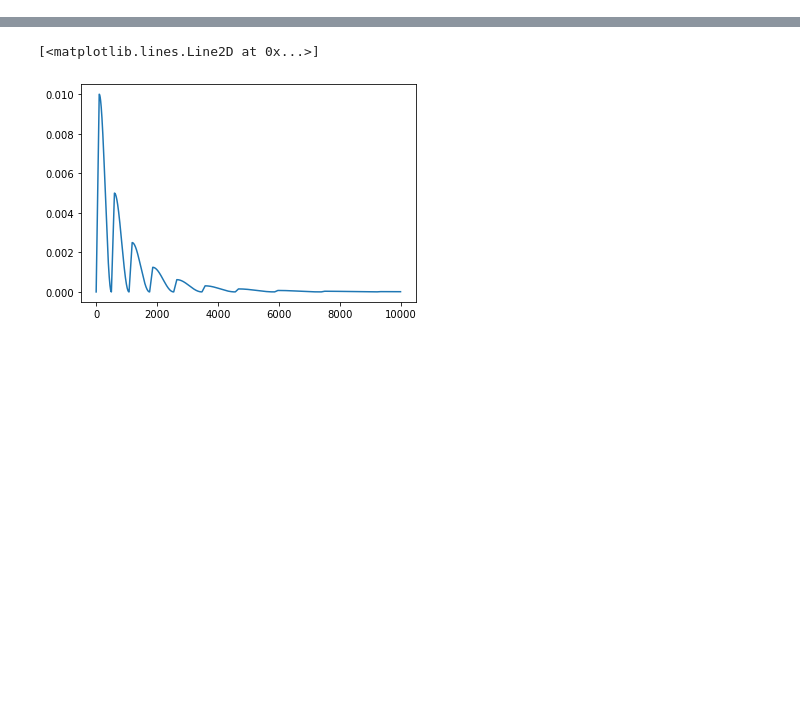
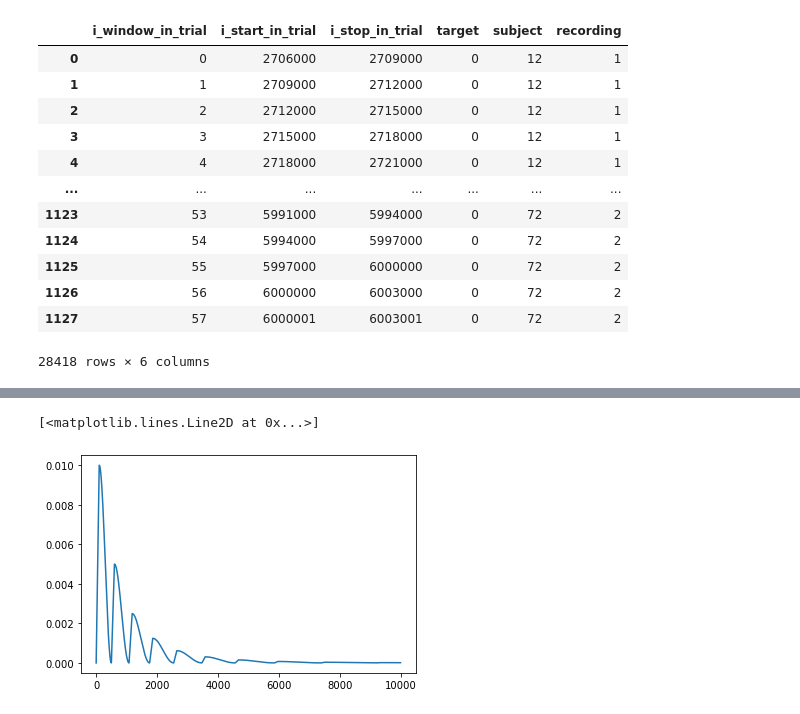
Before and after one commit to sleep-staging/multi-epoch, a Jupyter notebook: test.ipynb, the cells around one changed output, grey strips where cells are left out. Saved outputs shown, nothing was run; the diff lists cells and outputs as text; code cells hidden in the pictures; blank space fills up the shorter version.

```diff
--- a/test.ipynb
+++ b/test.ipynb
@@ -149,0 +403,37 @@ Creating raw.info structure...
+# %%
+class TuneDataset(BaseConcatDataset):
+    """BaseConcatDataset for train and test"""
+
+    def __init__(self, list_of_ds):
+        super().__init__(list_of_ds)
+
+    def __getitem__(self, index):
+
+        X = super().__getitem__(index)[0]
+        y = super().__getitem__(index)[1]
+
+        return X, y
+
+splitted["train"] = TuneDataset(
+    [ds for ds in windows_dataset.datasets if ds.description["subject"] in sub_train]
+)
+
+splitted["test"] = TuneDataset(
+    [ds for ds in windows_dataset.datasets if ds.description["subject"] in sub_test]
+)
+# %%
+splitted["train"].get_metadata()
+# %% [output]
+|  | i_window_in_trial | i_start_in_trial | i_stop_in_trial | target | subject | recording |
+| 0 | 0 | 2706000 | 2709000 | 0 | 12 | 1 |
+| 1 | 1 | 2709000 | 2712000 | 0 | 12 | 1 |
+| 2 | 2 | 2712000 | 2715000 | 0 | 12 | 1 |
+| 3 | 3 | 2715000 | 2718000 | 0 | 12 | 1 |
+| 4 | 4 | 2718000 | 2721000 | 0 | 12 | 1 |
+| ... | ... | ... | ... | ... | ... | ... |
+| 1123 | 53 | 5991000 | 5994000 | 0 | 72 | 2 |
+| 1124 | 54 | 5994000 | 5997000 | 0 | 72 | 2 |
+| 1125 | 55 | 5997000 | 6000000 | 0 | 72 | 2 |
+| 1126 | 56 | 6000000 | 6003000 | 0 | 72 | 2 |
+| 1127 | 57 | 6000001 | 6003001 | 0 | 72 | 2 |
+28418 rows × 6 columns
```
Also changed, not shown: parts of 6 cells of this notebook, 29 other files.
